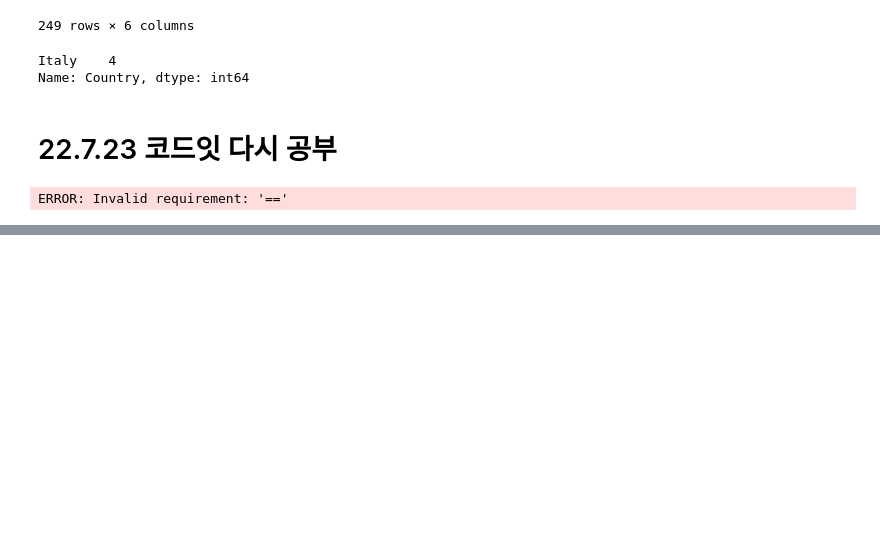
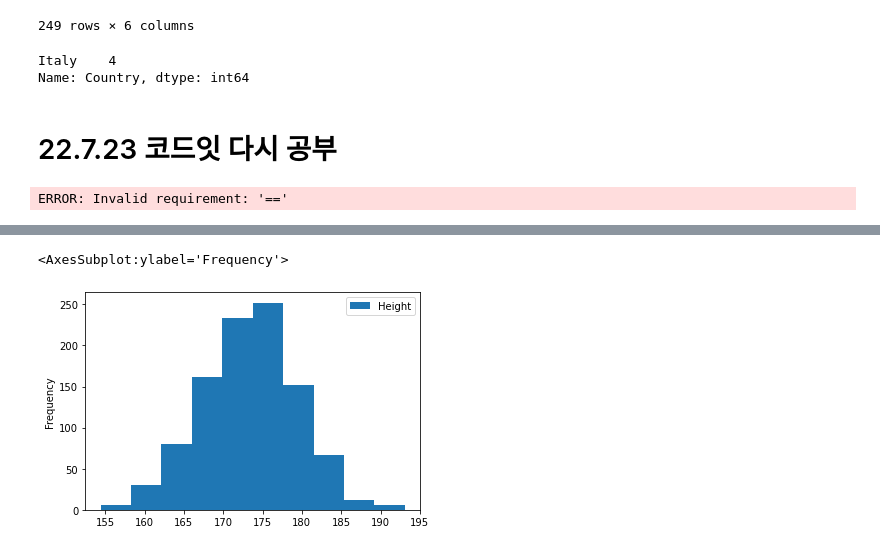
Before and after one commit to jin-kyeom/Python_Project, a Jupyter notebook: 0_Code_Eat_2206/code_eat_test_220723.ipynb, the cells around one changed output, grey strips where cells are left out. Saved outputs shown, nothing was run; the diff lists cells and outputs as text; code cells hidden in the pictures; blank space fills up the shorter version.

```diff
--- a/0_Code_Eat_2206/code_eat_test_220723.ipynb
+++ b/0_Code_Eat_2206/code_eat_test_220723.ipynb
@@ -381,0 +403,5 @@ import seaborn as sns
+# %%
+body_df.plot(kind='hist', y='Height')
+# %% [output]
+<AxesSubplot:ylabel='Frequency'>
+[figure, added]
```
Also changed, not shown: parts of 43 cells of this notebook, 3 other files.
